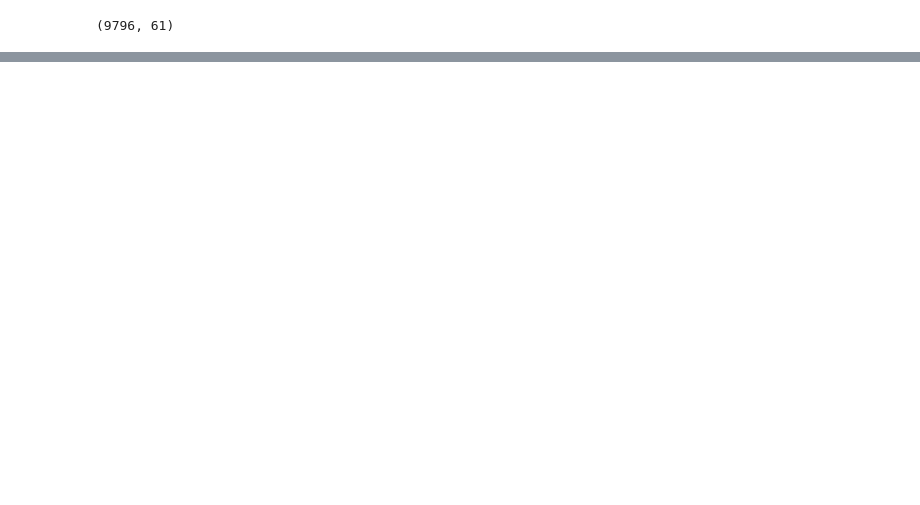
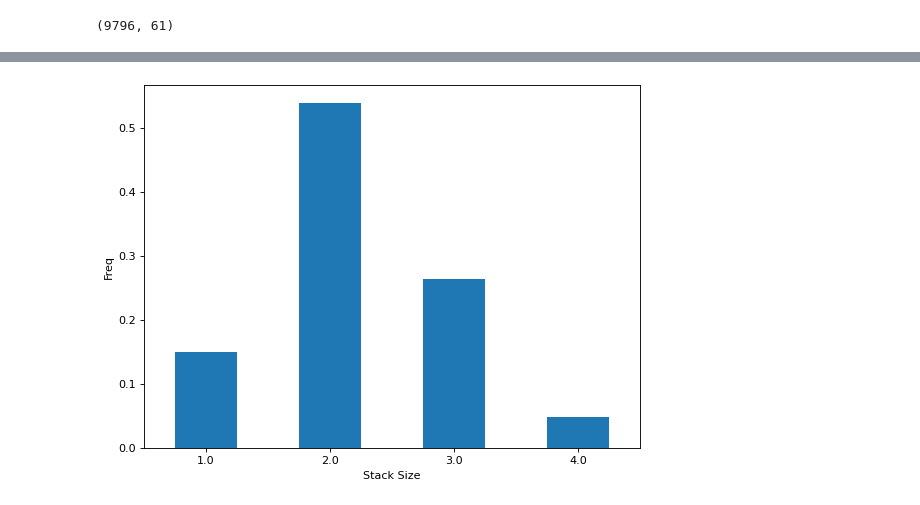
Before and after one commit to flaghunter21/DFS, a Jupyter notebook: Contest_Analysis.ipynb, the cells around one changed output, grey strips where cells are left out. Saved outputs shown, nothing was run; the diff lists cells and outputs as text; code cells hidden in the pictures; blank space fills up the shorter version.

```diff
--- a/Contest_Analysis.ipynb
+++ b/Contest_Analysis.ipynb
@@ -300,0 +319,9 @@ ax = stack1_size.plot.bar(x='lab', y='val', rot=0).set_ylabel('Points')
+# %%
+figure(figsize=(8, 6), dpi=80)
+stack2_order = [1.0,2.0,3.0,4.0]
+ax = stack2_own.loc[stack2_order].plot.bar(x='lab', y='val', rot=0)
+ax.set_xlabel('Stack Size')
+ax.set_ylabel('Freq')
+plt.show()
+# %% [output]
+[figure, added]
```
Also changed, not shown: parts of 21 cells of this notebook.
